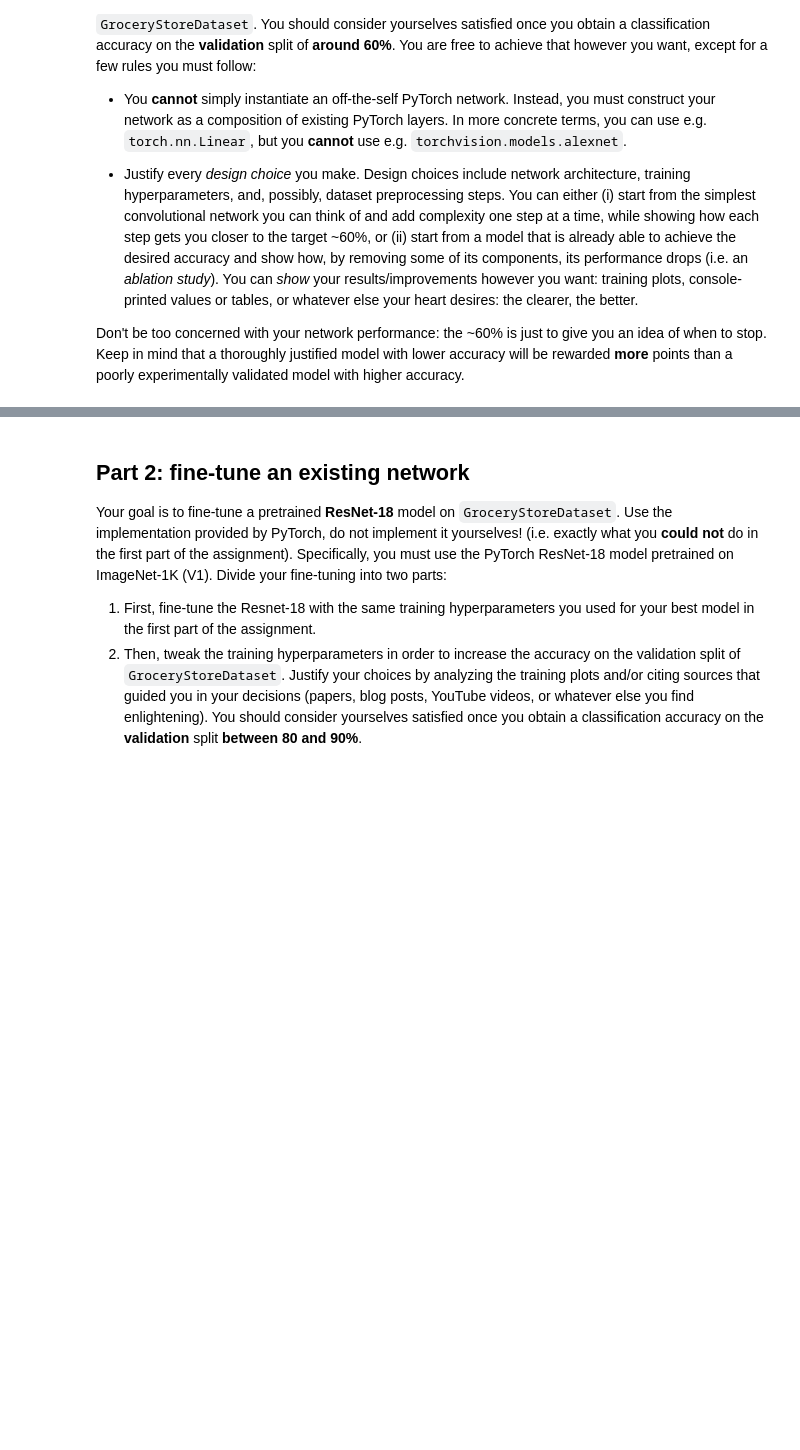
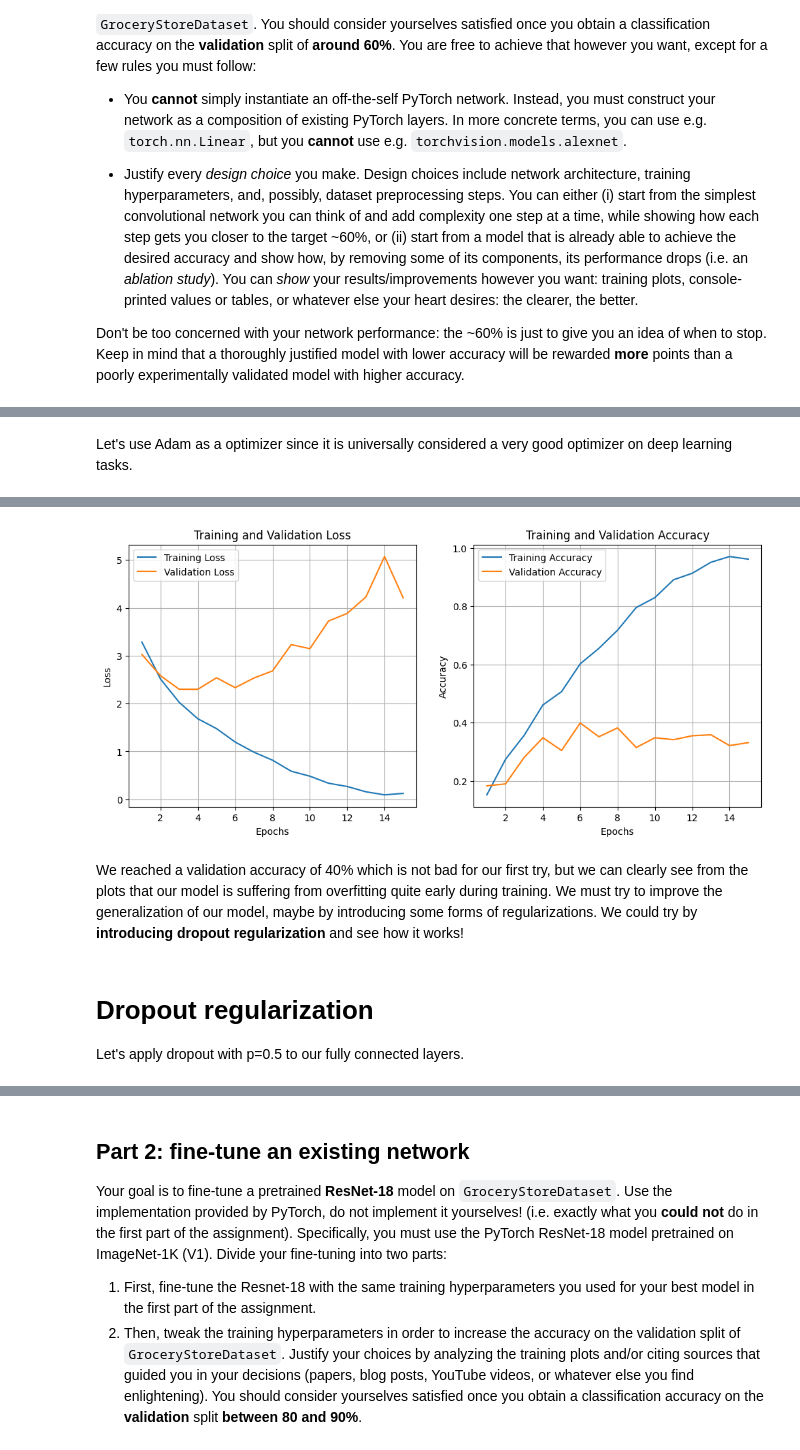
Before and after one commit to ncridlig/IPCV-UniBo, a Jupyter notebook: module2/assignment_module_2.ipynb, the cells around one changed output, grey strips where cells are left out. Drawn from its saved outputs; the diff is of its cells as text; code cells hidden in the pictures; blank space fills up the shorter version.

Commit message:
Assignment 2
assignment 2 improvement following nico workflow. both part 1 and part 2 presents.

```diff
--- a/module2/assignment_module_2.ipynb
+++ b/module2/assignment_module_2.ipynb
@@ -364,0 +409,46 @@ with torch.no_grad():
+# %%
+class Model1(nn.Module):
+  def __init__(self, n_classes: int):
+    super().__init__()
+    self.features = nn.Sequential(
+    nn.Conv2d(3, 64, kernel_size=3, padding=1),
+    nn.ReLU(inplace=True),
+    nn.MaxPool2d(kernel_size=3, stride=2), # out: 49x49x64
+    nn.Conv2d(64, 128, kernel_size=3, padding=1),
+    nn.ReLU(inplace=True),
+    nn.MaxPool2d(kernel_size=3, stride=2), # out: 24x24x128
+    nn.Conv2d(128, 256, kernel_size=3, padding=1),
+    nn.ReLU(inplace=True),
+    nn.MaxPool2d(kernel_size=3, stride=2), # out: 11x11x256
+    nn.Conv2d(256, 512, kernel_size=3, padding=1), # out: 11x11x512
+    nn.ReLU(inplace=True)
+    )
+    self.classifier = nn.Sequential(
+        nn.Linear(11*11*512, 1024),
+        nn.ReLU(inplace=True),
+        nn.Linear(1024, n_classes)
+    )
+
+  def forward(self, x):
+      x = self.features(x)
+      x = torch.flatten(x, 1)
+      x = self.classifier(x)
+      return x
+# %% [markdown]
+Let's use Adam as a optimizer since it is universally considered a very good optimizer on deep learning tasks.
+# %%
+# Device configuration
+device = torch.device('cuda' if torch.cuda.is_available() else 'cpu')
+
+# Initialize the model, loss function, and optimizer
+model = Model1(n_classes=n_classes).to(device)
+optimizer = Adam(model.parameters(), lr=learning_rate)
+
+best_val_acc_1, best_params_1, best_epoch_1 = train_loop(
+    model,
+    train_dl,
+    num_epochs,
+    optimizer,
+    val_dl,
+    verbose=True)
+# %% [output]
@@ -364,0 +462,6 @@ with torch.no_grad():
+[figure, added]
+# %% [markdown]
+We reached a validation accuracy of 40% which is not bad for our first try, but we can clearly see from the plots that our model is suffering from overfitting quite early during training. We must try to improve the generalization of our model, maybe by introducing some forms of regularizations. We could try by **introducing dropout regularization** and see how it works!
+# %% [markdown]
+# Dropout regularization
+Let's apply dropout with p=0.5 to our fully connected layers.
```
Also changed, not shown: parts of 80 cells of this notebook, 3 other files.
